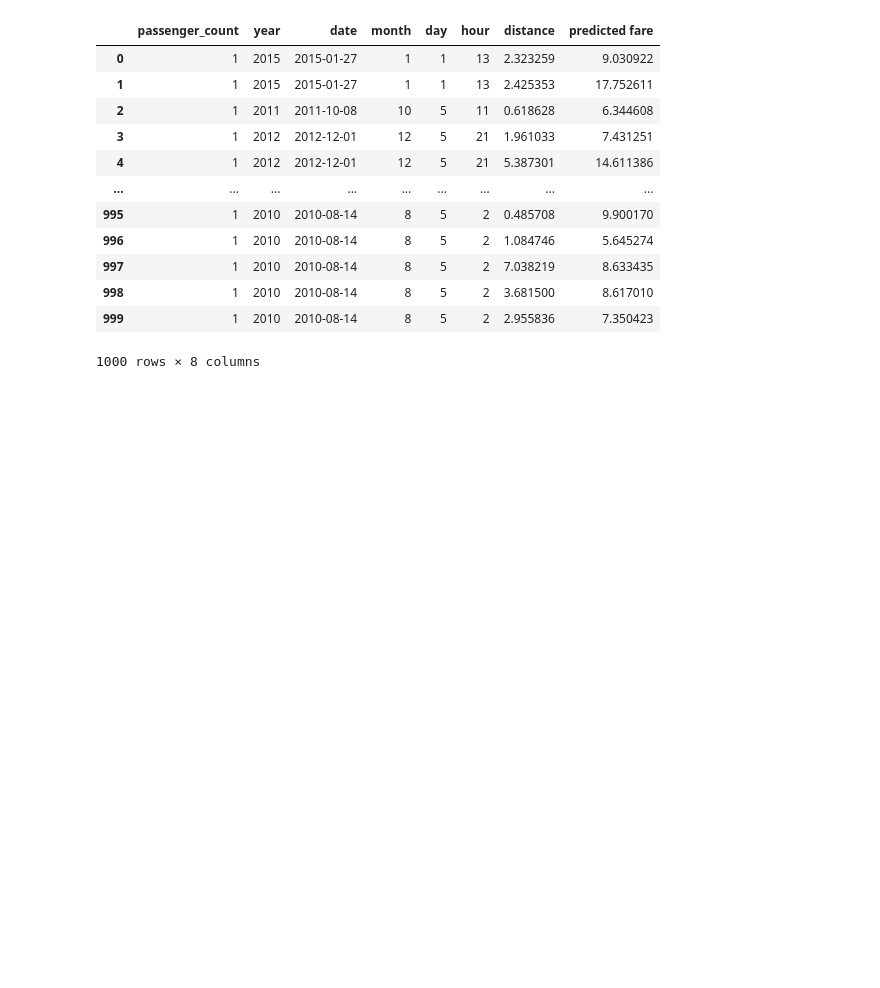
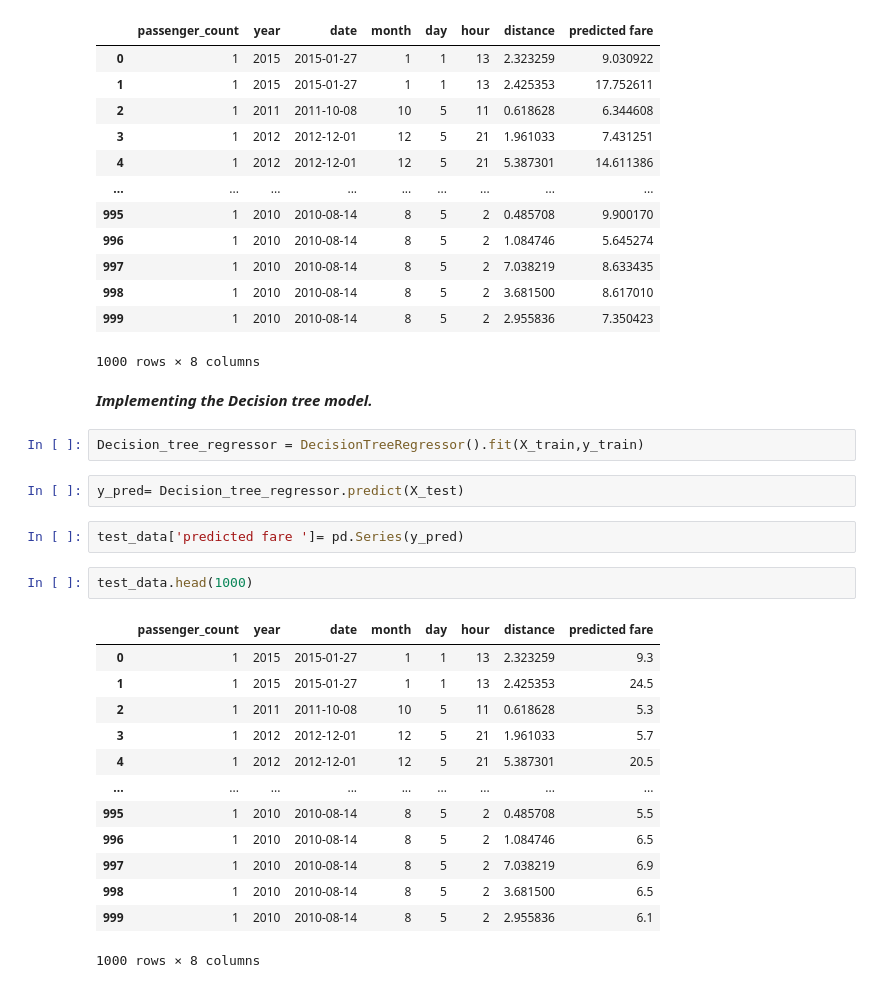
Before and after one commit to vapurv843/Cab-fare-prediction, a Jupyter notebook: cab_fare.ipynb, the cells around one changed output. Cells and saved outputs as stored; diff of their text form; blank space fills up the shorter version.

```diff
--- a/cab_fare.ipynb
+++ b/cab_fare.ipynb
@@ -859,3 +859,27 @@ test_data.head(1000)
 | 998 | 1 | 2010 | 2010-08-14 | 8 | 5 | 2 | 3.681500 | 8.617010 |
 | 999 | 1 | 2010 | 2010-08-14 | 8 | 5 | 2 | 2.955836 | 7.350423 |
 1000 rows × 8 columns
+# %% [markdown]
+***Implementing the Decision tree model.***
+# %%
+Decision_tree_regressor = DecisionTreeRegressor().fit(X_train,y_train)
+# %%
+y_pred= Decision_tree_regressor.predict(X_test)
+# %%
+test_data['predicted fare ']= pd.Series(y_pred)
+# %%
+test_data.head(1000)
+# %% [output]
+|  | passenger_count | year | date | month | day | hour | distance | predicted fare |
+| 0 | 1 | 2015 | 2015-01-27 | 1 | 1 | 13 | 2.323259 | 9.3 |
+| 1 | 1 | 2015 | 2015-01-27 | 1 | 1 | 13 | 2.425353 | 24.5 |
+| 2 | 1 | 2011 | 2011-10-08 | 10 | 5 | 11 | 0.618628 | 5.3 |
+| 3 | 1 | 2012 | 2012-12-01 | 12 | 5 | 21 | 1.961033 | 5.7 |
+| 4 | 1 | 2012 | 2012-12-01 | 12 | 5 | 21 | 5.387301 | 20.5 |
+| ... | ... | ... | ... | ... | ... | ... | ... | ... |
+| 995 | 1 | 2010 | 2010-08-14 | 8 | 5 | 2 | 0.485708 | 5.5 |
+| 996 | 1 | 2010 | 2010-08-14 | 8 | 5 | 2 | 1.084746 | 6.5 |
+| 997 | 1 | 2010 | 2010-08-14 | 8 | 5 | 2 | 7.038219 | 6.9 |
+| 998 | 1 | 2010 | 2010-08-14 | 8 | 5 | 2 | 3.681500 | 6.5 |
+| 999 | 1 | 2010 | 2010-08-14 | 8 | 5 | 2 | 2.955836 | 6.1 |
+1000 rows × 8 columns
```
Also changed, not shown: parts of 2 cells of this notebook.
